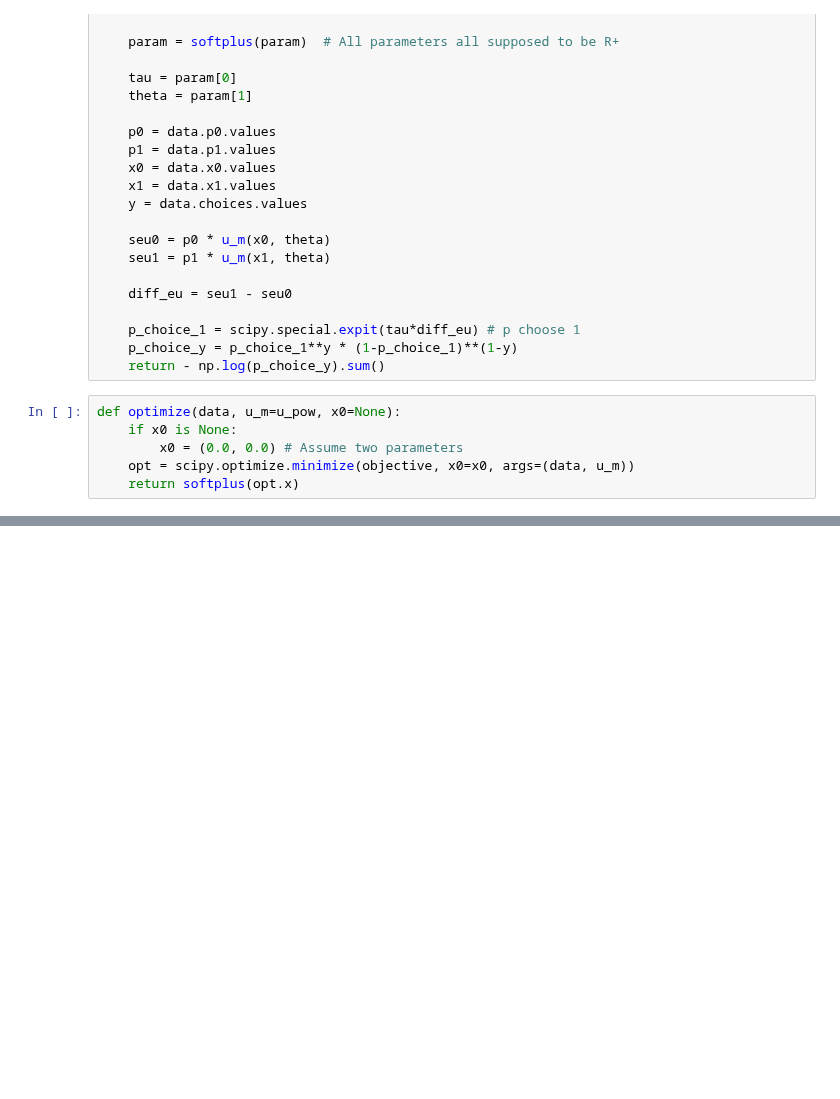
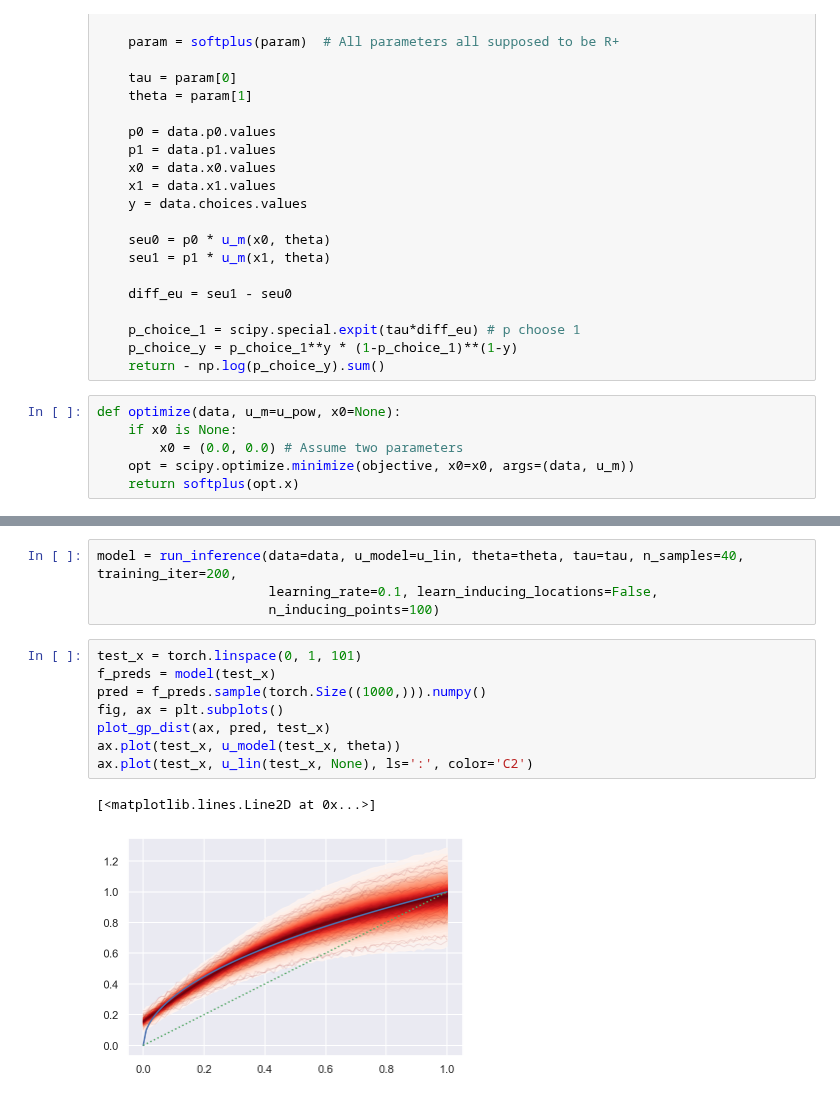
Before and after one commit to AurelienNioche/TransformedGP, a Jupyter notebook: gpytorch-backend/model-discrepancy-gpytorch.ipynb, the cells around one changed output, grey strips where cells are left out. Saved outputs shown, nothing was run; the diff lists cells and outputs as text; blank space fills up the shorter version.

```diff
--- a/gpytorch-backend/model-discrepancy-gpytorch.ipynb
+++ b/gpytorch-backend/model-discrepancy-gpytorch.ipynb
@@ -349,0 +276,15 @@ ax.plot(test_x, u_pow(test_x, 0.5), alpha=0.5)
+# %%
+model = run_inference(data=data, u_model=u_lin, theta=theta, tau=tau, n_samples=40, training_iter=200,
+                      learning_rate=0.1, learn_inducing_locations=False,
+                      n_inducing_points=100)
+# %%
+test_x = torch.linspace(0, 1, 101)
+f_preds = model(test_x)
+pred = f_preds.sample(torch.Size((1000,))).numpy()
+fig, ax = plt.subplots()
+plot_gp_dist(ax, pred, test_x)
+ax.plot(test_x, u_model(test_x, theta))
+ax.plot(test_x, u_lin(test_x, None), ls=':', color='C2')
+# %% [output]
+[<matplotlib.lines.Line2D at 0x...>]
+[figure, added]
```
Also changed, not shown: parts of 37 cells of this notebook, 17 other files.
